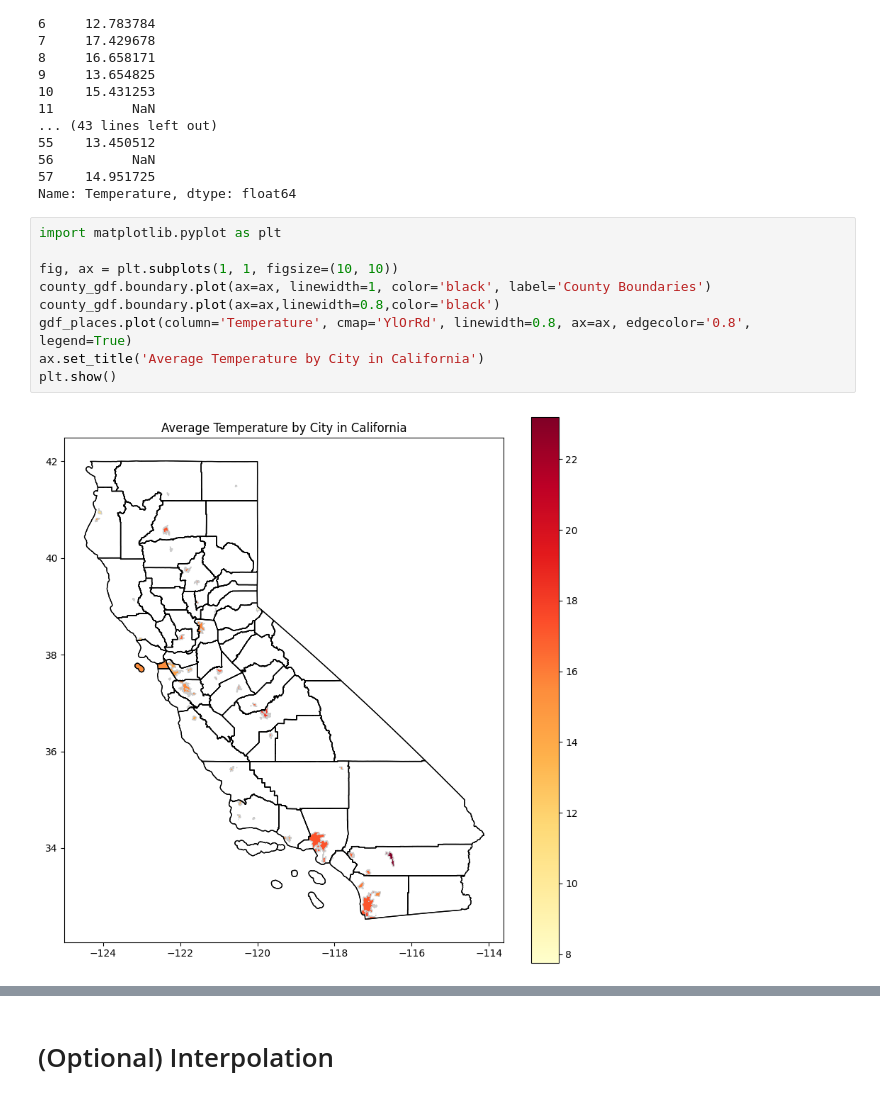
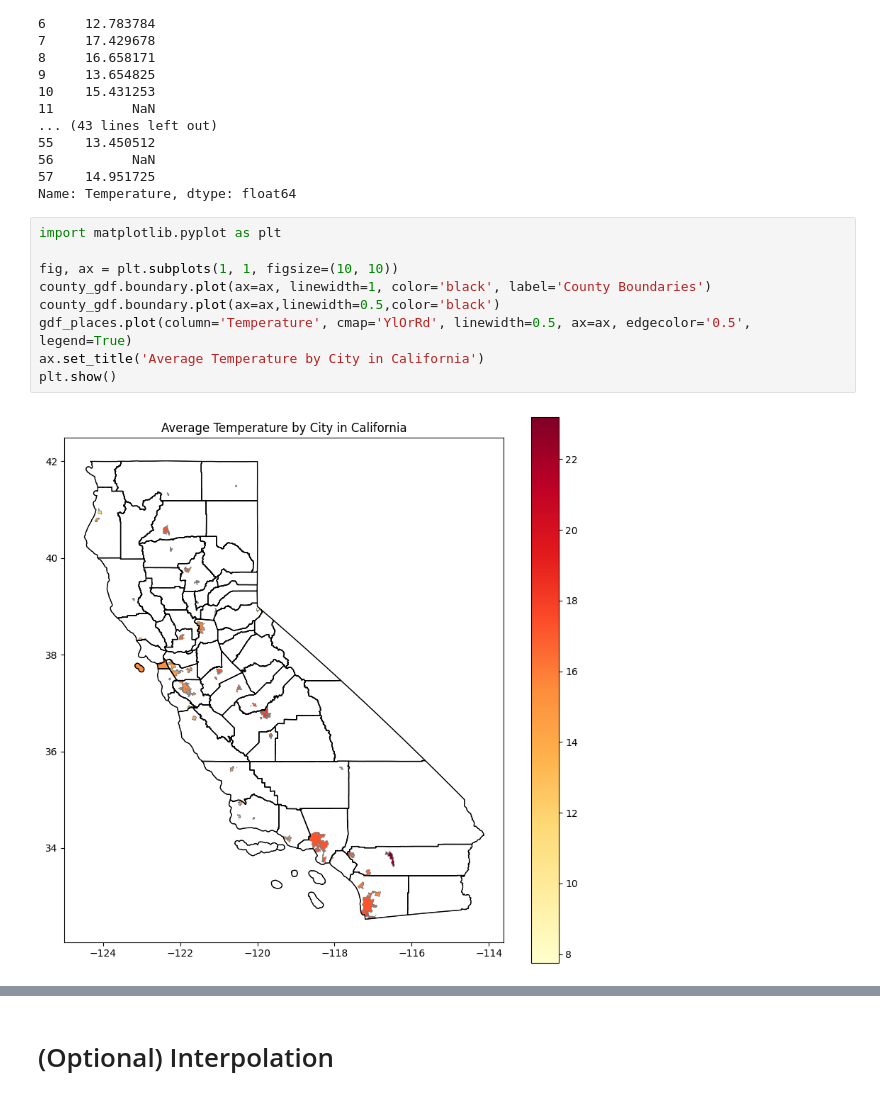
Before and after one commit to lizbethkr/PHIT-Project-1, a Jupyter notebook: notebooks/spatial_analysis.ipynb, the cells around one changed output, grey strips where cells are left out. Saved outputs shown, nothing was run; the diff lists cells and outputs as text.

```diff
--- a/notebooks/spatial_analysis.ipynb
+++ b/notebooks/spatial_analysis.ipynb
@@ -112,11 +114,11 @@ Name: Temperature, dtype: float64
 # %%
 import matplotlib.pyplot as plt
 
 fig, ax = plt.subplots(1, 1, figsize=(10, 10))
 county_gdf.boundary.plot(ax=ax, linewidth=1, color='black', label='County Boundaries')
-county_gdf.boundary.plot(ax=ax,linewidth=0.8,color='black')
-gdf_places.plot(column='Temperature', cmap='YlOrRd', linewidth=0.8, ax=ax, edgecolor='0.8', legend=True)
+county_gdf.boundary.plot(ax=ax,linewidth=0.5,color='black')
+gdf_places.plot(column='Temperature', cmap='YlOrRd', linewidth=0.5, ax=ax, edgecolor='0.5', legend=True)
 ax.set_title('Average Temperature by City in California')
 plt.show()
 # %% [output]
-[figure, old version]
+[figure, new version]
```
Also changed, not shown: parts of 3 cells of this notebook, 1 other file.
